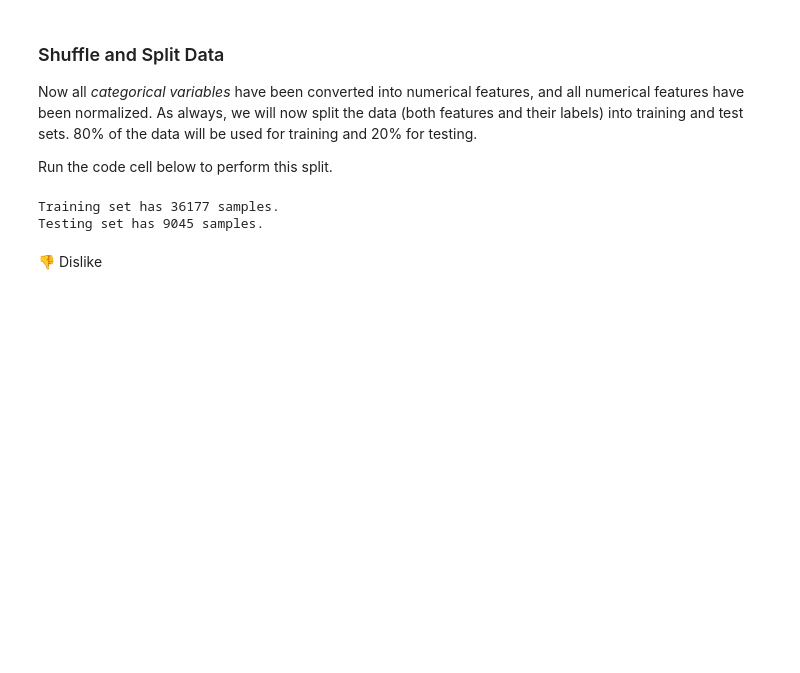
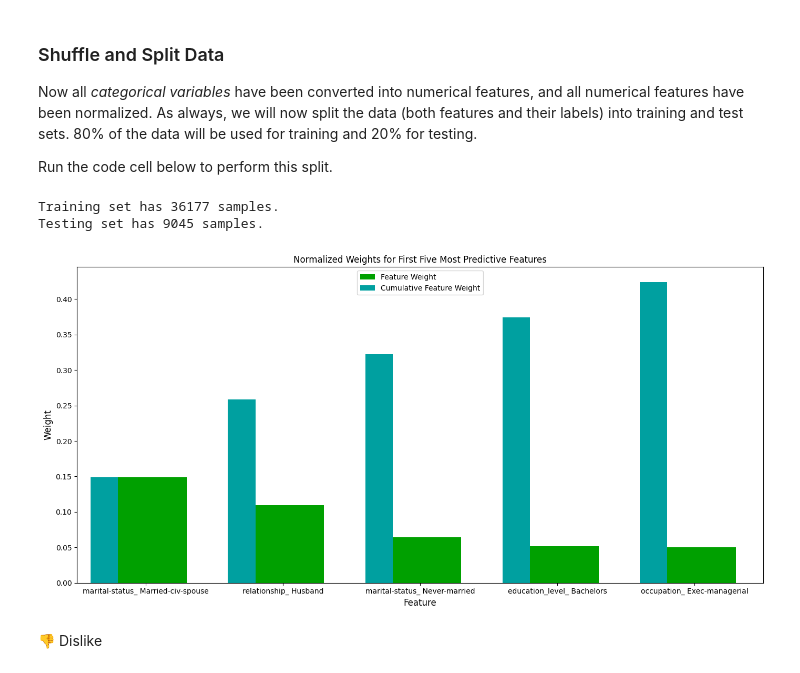
Before and after one commit to MostafaGmalFouda/Machine-learning-Project_2-DEPI-R4, a Jupyter notebook: P2/finding_donors/finding_donors.ipynb, the cells around one changed output. Saved outputs shown, nothing was run; the diff lists cells and outputs as text; code cells hidden in the pictures; blank space fills up the shorter version.

Commit message:
##feature_plot

```diff
--- a/P2/finding_donors/finding_donors.ipynb
+++ b/P2/finding_donors/finding_donors.ipynb
@@ -263,6 +263,46 @@ print("Testing set has {} samples.".format(X_test.shape[0]))
 # %% [output]
 Training set has 36177 samples.
 Testing set has 9045 samples.
+# %%
+
+import matplotlib.pyplot as pl
+import matplotlib.patches as mpatches
+import numpy as np
+import pandas as pd
+from time import time
+def feature_plot(importances, X_train, y_train):
+
+    # Display the five most important features
+    indices = np.argsort(importances)[::-1]
+    columns = X_train.columns.values[indices[:5]]
+    values = importances[indices][:5]
+
+    # Creat the plot
+    fig = pl.figure(figsize = (14,7))
+    pl.title("Normalized Weights for First Five Most Predictive Features", fontsize = 12)
+    pl.bar(np.arange(5), values, width = 0.6, align="center", color = '#00A000', \
+          label = "Feature Weight")
+    pl.bar(np.arange(5) - 0.3, np.cumsum(values), width = 0.2, align = "center", color = '#00A0A0', \
+          label = "Cumulative Feature Weight")
+    pl.xticks(np.arange(5), columns)
+    pl.xlim((-0.5, 4.5))
+    pl.ylabel("Weight", fontsize = 12)
+    pl.xlabel("Feature", fontsize = 12)
+
+    pl.legend(loc = 'upper center')
+    pl.tight_layout()
+    pl.show()
+
+from sklearn.ensemble import RandomForestClassifier
+
+model = RandomForestClassifier()
+model.fit(X_train, y_train)
+
+importances = model.feature_importances_
+
+feature_plot(importances,X_train, y_train)
+# %% [output]
+[figure, added]
 # %% [markdown]
 <div>
     <button onclick="dislike()" style="padding: 10px 20px;">👎 Dislike</button>
```
Also changed, not shown: 1 other file.
